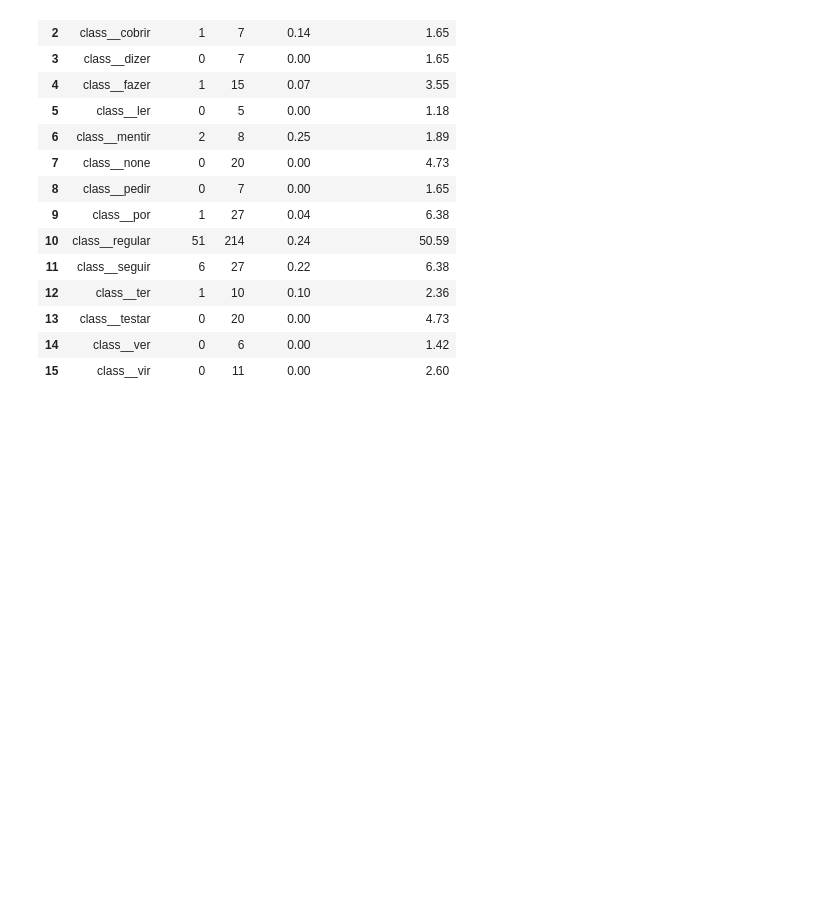
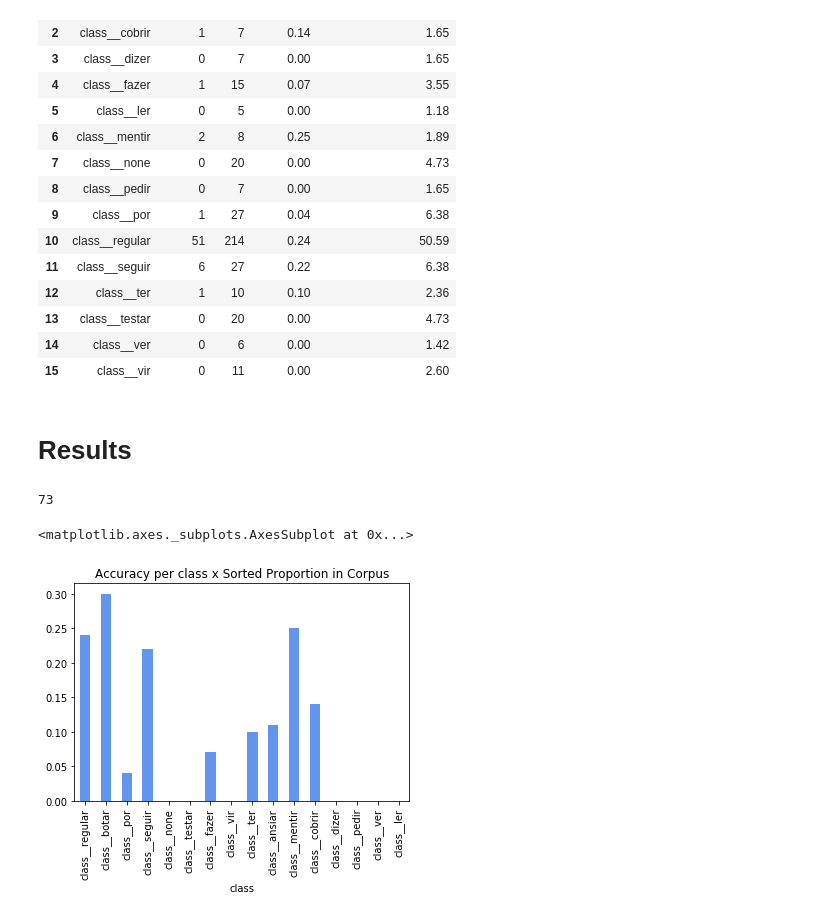
Before and after one commit to beatrizalbiero/MsResearch, a Jupyter notebook: WickelfeaturesProject/encoder-decoder.ipynb, the cells around one changed output. Cells and saved outputs as stored; diff of their text form; code cells hidden in the pictures; blank space fills up the shorter version.

Commit message:
added training images to img/ and added error analysis for a single file

```diff
--- a/WickelfeaturesProject/encoder-decoder.ipynb
+++ b/WickelfeaturesProject/encoder-decoder.ipynb
@@ -362,3 +294,17 @@ best_accuracy
 | 13 | class__testar | 0 | 20 | 0.00 | 4.73 |
 | 14 | class__ver | 0 | 6 | 0.00 | 1.42 |
 | 15 | class__vir | 0 | 11 | 0.00 | 2.60 |
+# %% [markdown]
+# Results
+# %%
+best_accuracy.correct.sum()
+# %% [output]
+73
+# %%
+best_accuracy = best_accuracy.set_index('class')
+# %%
+best_accuracy.sort_values('proportion_in_corpus', ascending=False)\
+.accuracy.plot.bar(color='cornflowerblue', title='Accuracy per class x Sorted Proportion in Corpus')
+# %% [output]
+<matplotlib.axes._subplots.AxesSubplot at 0x...>
+[figure, added]
```
Also changed, not shown: parts of 16 cells of this notebook, 4 other files.
